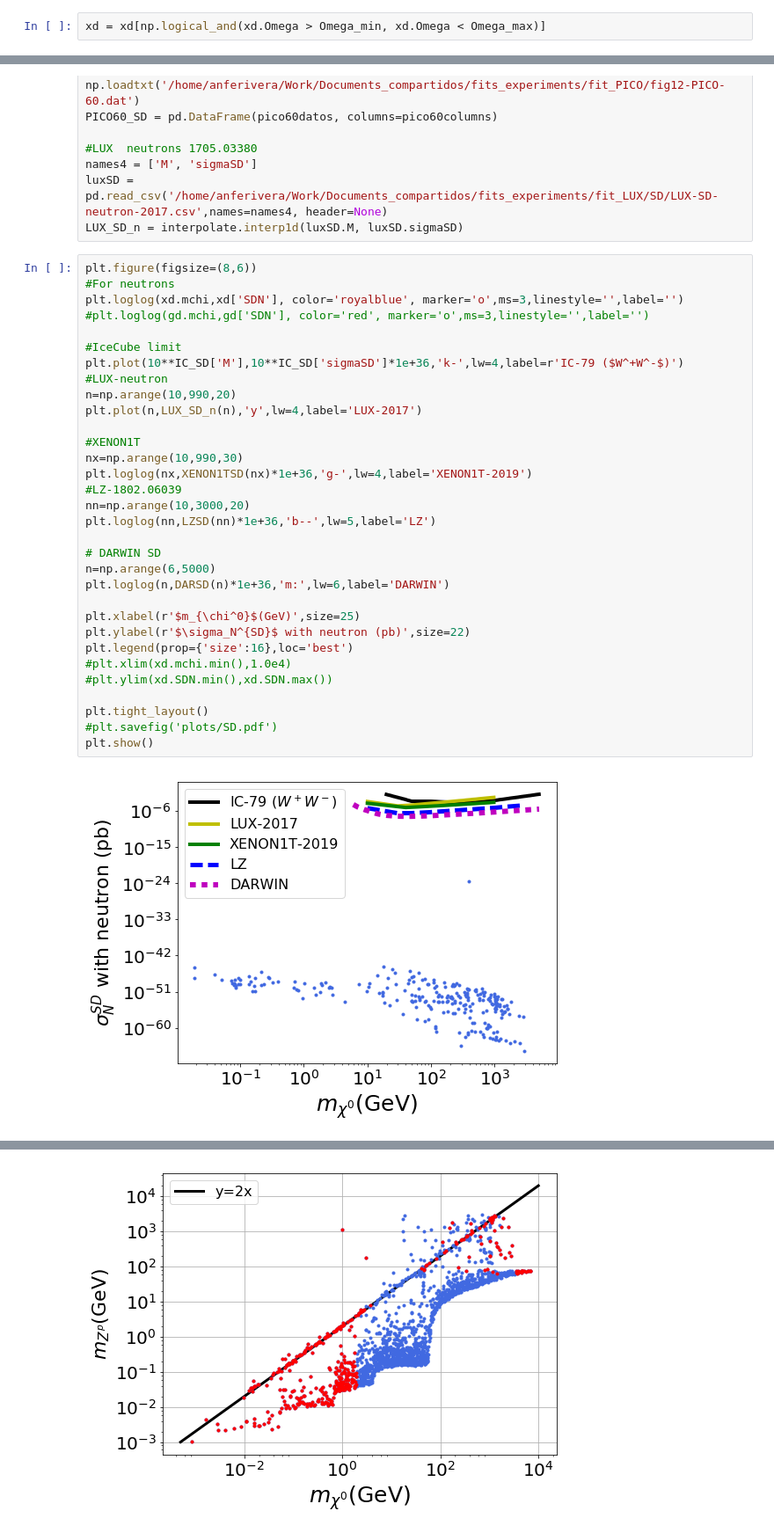
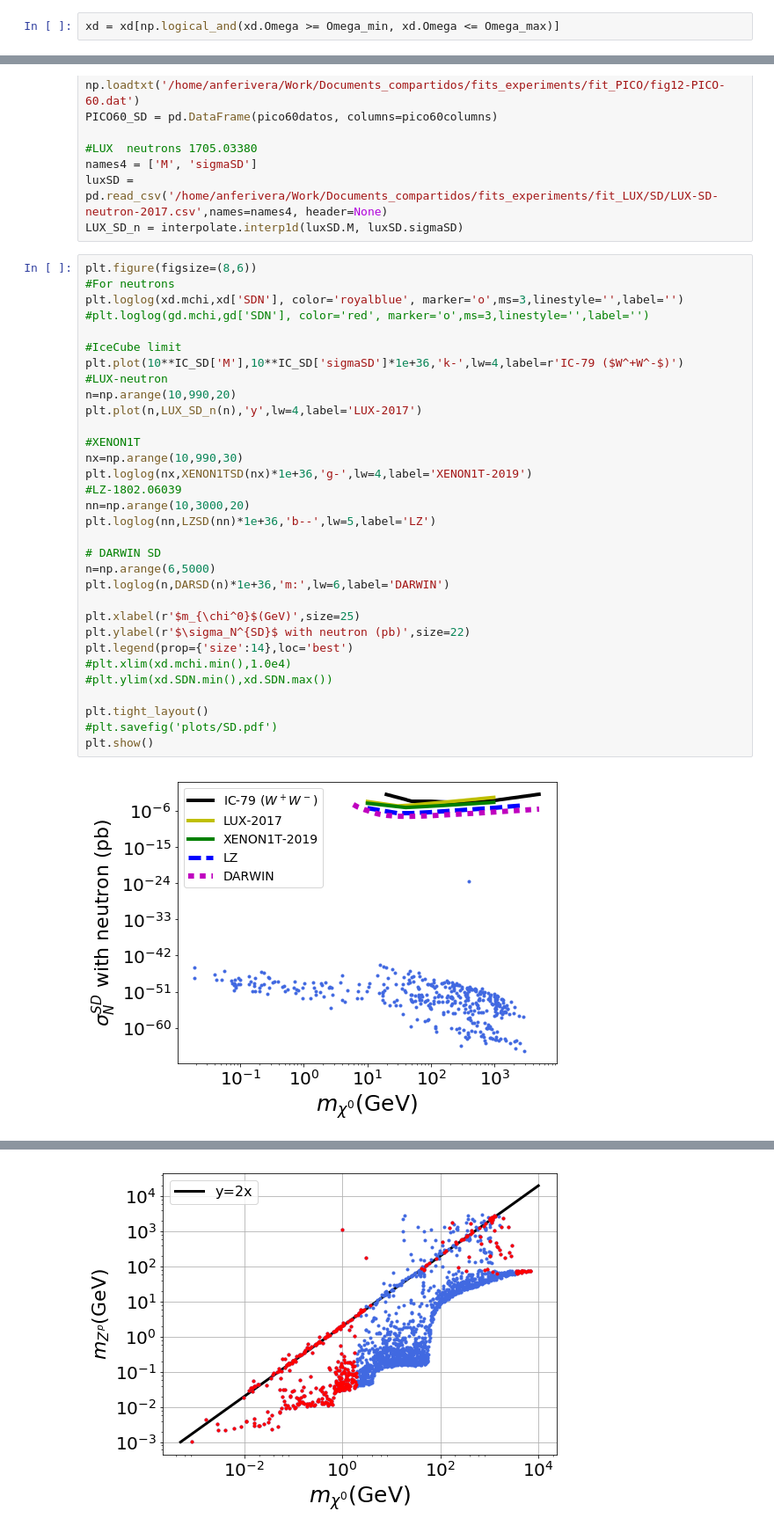
Before and after one commit to anferivera/DarkBariogenesis, a Jupyter notebook: U1B_model-random-scan-DM.ipynb, the cells around one changed output, grey strips where cells are left out. Shown at 88% size. Cells and saved outputs as stored; diff of their text form.

```diff
--- a/U1B_model-random-scan-DM.ipynb
+++ b/U1B_model-random-scan-DM.ipynb
@@ -46,7 +46,7 @@ print( Omega_min, Omega,Omega_max)
 # %% [output]
 0.108 0.12 0.132
 # %%
-xd = xd[np.logical_and(xd.Omega > Omega_min, xd.Omega < Omega_max)]
+xd = xd[np.logical_and(xd.Omega >= Omega_min, xd.Omega <= Omega_max)]
 # %%
 xd.shape
 # %% [output]
@@ -446,32 +455,32 @@ plt.figure(figsize=(8,6))
 #For neutrons
 plt.loglog(xd.mchi,xd['SDN'], color='royalblue', marker='o',ms=3,linestyle='',label='')
 #plt.loglog(gd.mchi,gd['SDN'], color='red', marker='o',ms=3,linestyle='',label='')
 
 #IceCube limit
 plt.plot(10**IC_SD['M'],10**IC_SD['sigmaSD']*1e+36,'k-',lw=4,label=r'IC-79 ($W^+W^-$)')
 #LUX-neutron
 n=np.arange(10,990,20)
 plt.plot(n,LUX_SD_n(n),'y',lw=4,label='LUX-2017')
 
 #XENON1T
 nx=np.arange(10,990,30)
 plt.loglog(nx,XENON1TSD(nx)*1e+36,'g-',lw=4,label='XENON1T-2019')
 #LZ-1802.06039
 nn=np.arange(10,3000,20)
 plt.loglog(nn,LZSD(nn)*1e+36,'b--',lw=5,label='LZ')
 
 # DARWIN SD
 n=np.arange(6,5000)
 plt.loglog(n,DARSD(n)*1e+36,'m:',lw=6,label='DARWIN')
 
 plt.xlabel(r'$m_{\chi^0}$(GeV)',size=25)
 plt.ylabel(r'$\sigma_N^{SD}$ with neutron (pb)',size=22)
-plt.legend(prop={'size':16},loc='best')
+plt.legend(prop={'size':14},loc='best')
 #plt.xlim(xd.mchi.min(),1.0e4)
 #plt.ylim(xd.SDN.min(),xd.SDN.max())
 
 plt.tight_layout()
 #plt.savefig('plots/SD.pdf')
 plt.show()
 # %% [output]
-[figure, old version]
+[figure, new version]
```
Also changed, not shown: parts of 30 cells of this notebook, 16 other files.
